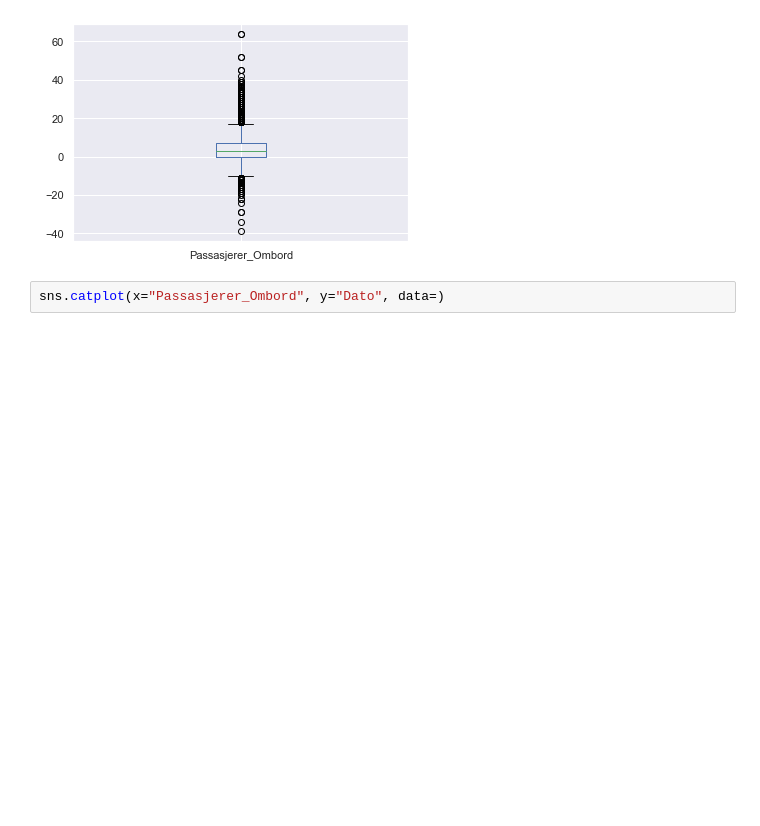
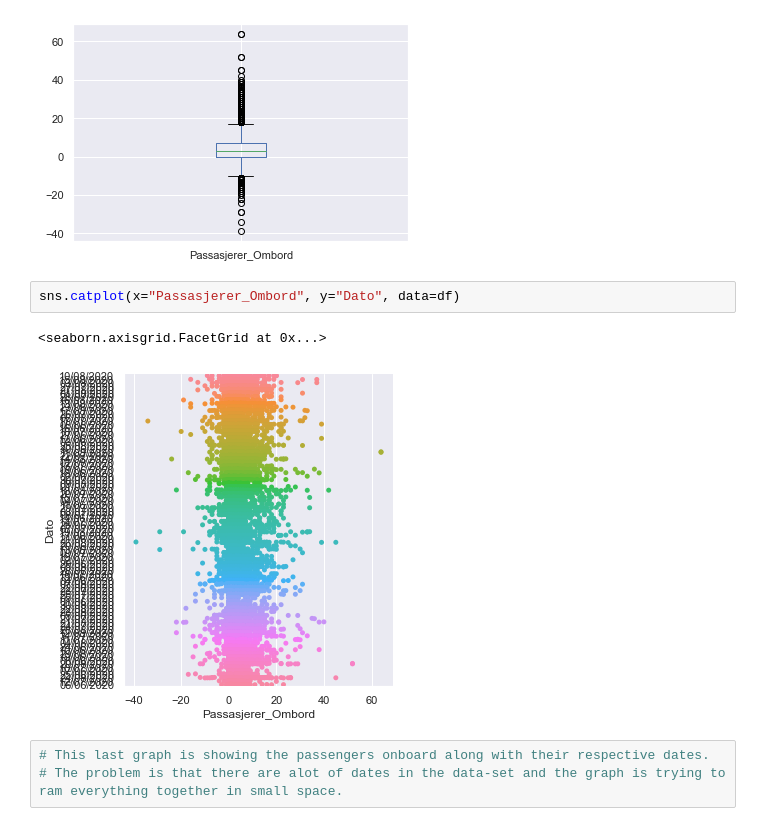
Before and after one commit to ELMI17/Assingnment_1_AIintro, a Jupyter notebook: Assignment1_FeaturingAndLabeling.ipynb, the cells around one changed output. Cells and saved outputs as stored; diff of their text form; blank space fills up the shorter version.

```diff
--- a/Assignment1_FeaturingAndLabeling.ipynb
+++ b/Assignment1_FeaturingAndLabeling.ipynb
@@ -79,4 +79,10 @@ df["Passasjerer_Ombord"].plot.box()
 <AxesSubplot:>
 [figure]
 # %%
-sns.catplot(x="Passasjerer_Ombord", y="Dato", data=)
+sns.catplot(x="Passasjerer_Ombord", y="Dato", data=df)
+# %% [output]
+<seaborn.axisgrid.FacetGrid at 0x...>
+[figure, added]
+# %%
+# This last graph is showing the passengers onboard along with their respective dates.
+# The problem is that there are alot of dates in the data-set and the graph is trying to ram everything together in small space.
```
